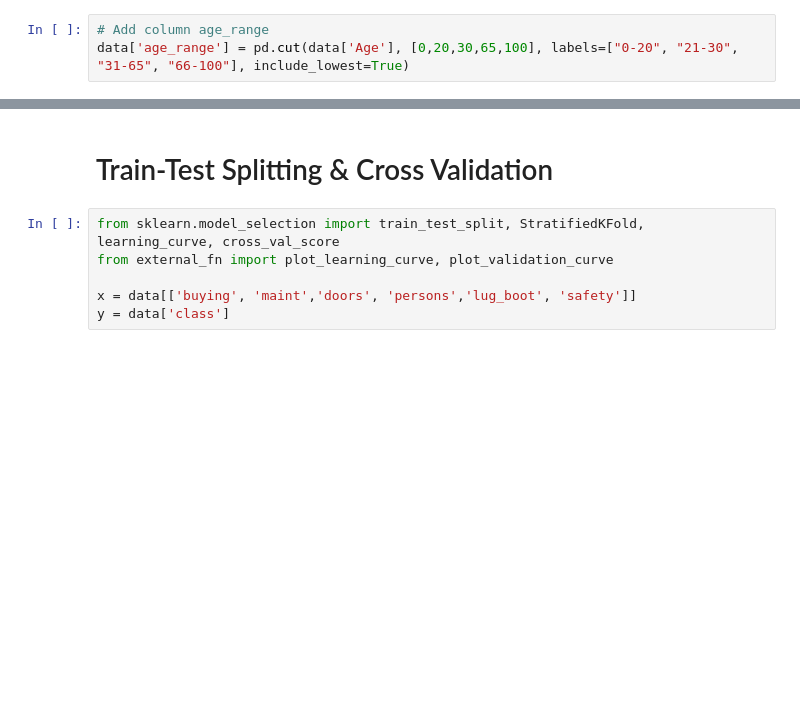
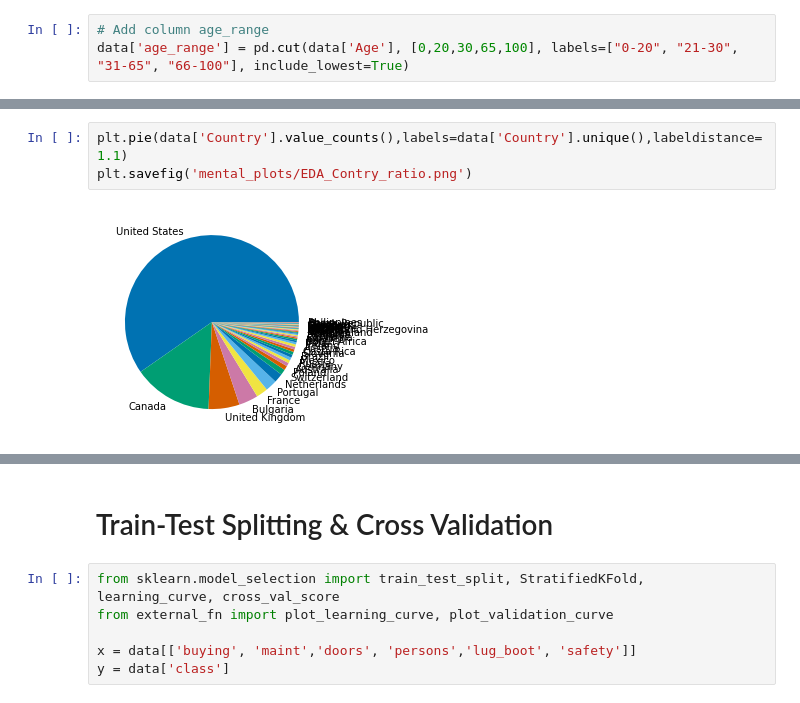
Before and after one commit to fonylew/machine-learning, a Jupyter notebook: supervised_learning/mental_health_survey.ipynb, the cells around one changed output, grey strips where cells are left out. Drawn from its saved outputs; the diff is of its cells as text; blank space fills up the shorter version.

```diff
--- a/supervised_learning/mental_health_survey.ipynb
+++ b/supervised_learning/mental_health_survey.ipynb
@@ -286,0 +343,5 @@ data['age_range'] = pd.cut(data['Age'], [0,20,30,65,100], labels=["0-20", "21-30
+# %%
+plt.pie(data['Country'].value_counts(),labels=data['Country'].unique(),labeldistance=1.1)
+plt.savefig('mental_plots/EDA_Contry_ratio.png')
+# %% [output]
+[figure, added]
```
Also changed, not shown: parts of 28 cells of this notebook, 10 other files.
